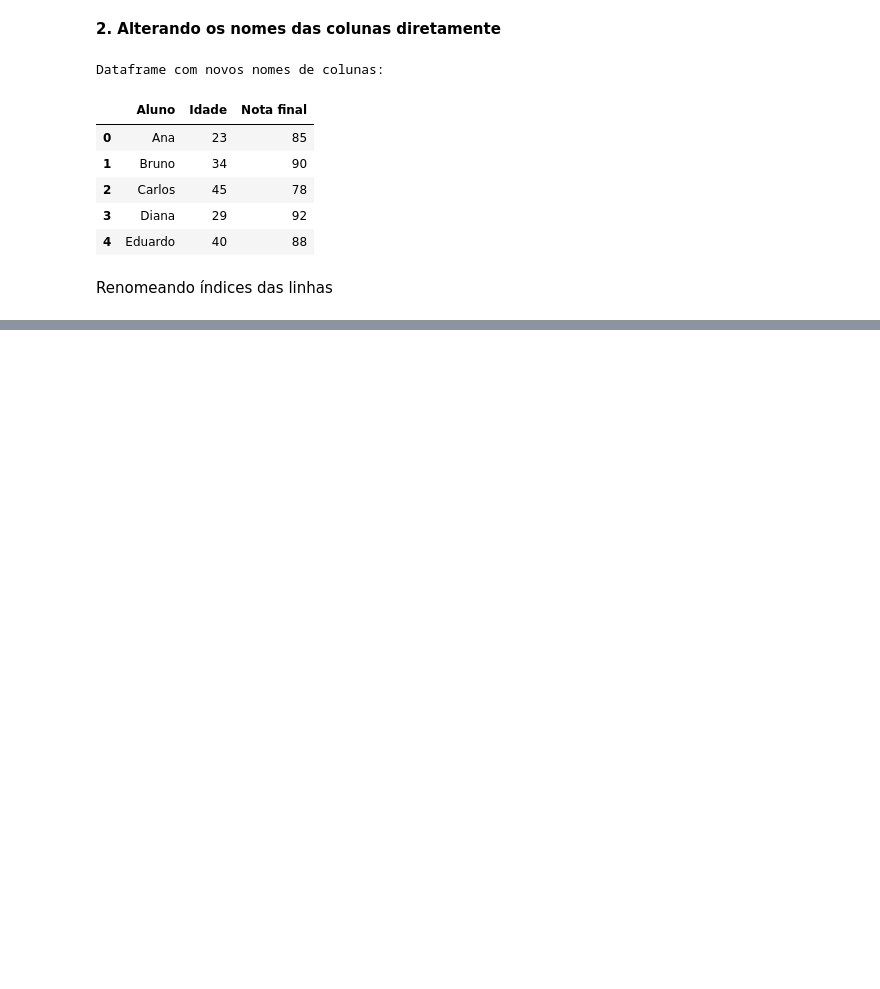
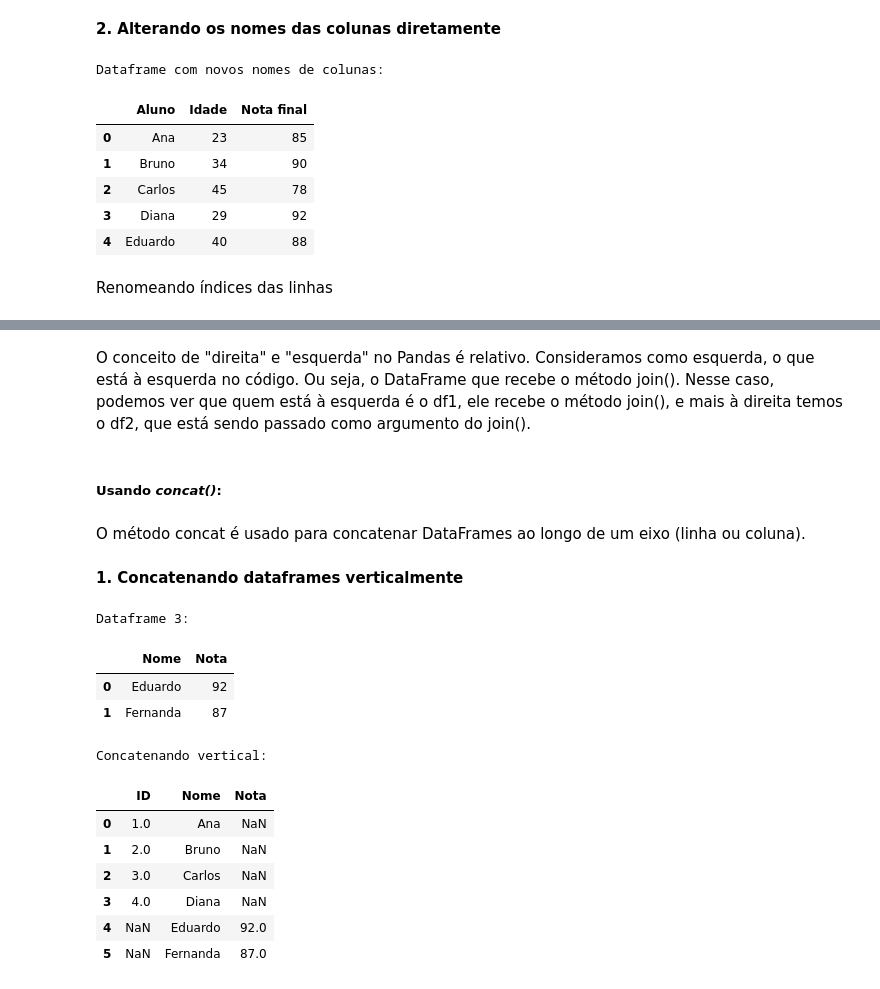
Before and after one commit to fcoelopes/BrainsMLJam, a Jupyter notebook: Pandas/6/brains_6.ipynb, the cells around one changed output, grey strips where cells are left out. Saved outputs shown, nothing was run; the diff lists cells and outputs as text; code cells hidden in the pictures; blank space fills up the shorter version.

```diff
--- a/Pandas/6/brains_6.ipynb
+++ b/Pandas/6/brains_6.ipynb
@@ -70,0 +147,18 @@ Renomeando índices das linhas
+# %%
+#Dataframe de exemplo 1
+dados1 = {
+    'ID': [1, 2, 3, 4],
+    'Nome': ['Ana', 'Bruno', 'Carlos', 'Diana']
+}
+df1 = pd.DataFrame(dados1).set_index('ID')
+print("Dataframe 1:")
+display(df1)
+
+#Dataframe de exemplo 2
+dados2 = {
+    'ID': [1, 2, 3, 5],
+    'Nota': [85, 90, 78, 88]
+}
+df2 = pd.DataFrame(dados2).set_index('ID')
+print("Dataframe 2:")
+display(df2)
@@ -70,0 +251,35 @@ Renomeando índices das linhas
+# %% [markdown]
+O conceito de "direita" e "esquerda" no Pandas é relativo. Consideramos como esquerda, o que está à esquerda no código. Ou seja, o DataFrame que recebe o método join(). Nesse caso, podemos ver que quem está à esquerda é o df1, ele recebe o método join(), e mais à direita temos o df2, que está sendo passado como argumento do join().
+# %% [markdown]
+##### **Usando *concat()*:**
+# %% [markdown]
+O método concat é usado para concatenar DataFrames ao longo de um eixo (linha ou coluna).
+# %% [markdown]
+**1. Concatenando dataframes verticalmente**
+# %%
+#Dataframe de exemplo 3
+dados3 = {
+    'Nome': ['Eduardo', 'Fernanda'],
+    'Nota': [92, 87]
+}
+df3 = pd.DataFrame(dados3)
+print("Dataframe 3:")
+display(df3)
+
+#Concatenando verticalmente
+df_vertical = pd.concat([df1.reset_index(), df3], ignore_index=True)
+print("Concatenando vertical:")
+display(df_vertical)
+# %% [output]
+Dataframe 3:
+|  | Nome | Nota |
+| 0 | Eduardo | 92 |
+| 1 | Fernanda | 87 |
+Concatenando vertical:
+|  | ID | Nome | Nota |
+| 0 | 1.0 | Ana | NaN |
+| 1 | 2.0 | Bruno | NaN |
+| 2 | 3.0 | Carlos | NaN |
+| 3 | 4.0 | Diana | NaN |
+| 4 | NaN | Eduardo | 92.0 |
+| 5 | NaN | Fernanda | 87.0 |
```
Also changed, not shown: parts of 31 cells of this notebook, 3 other files.
